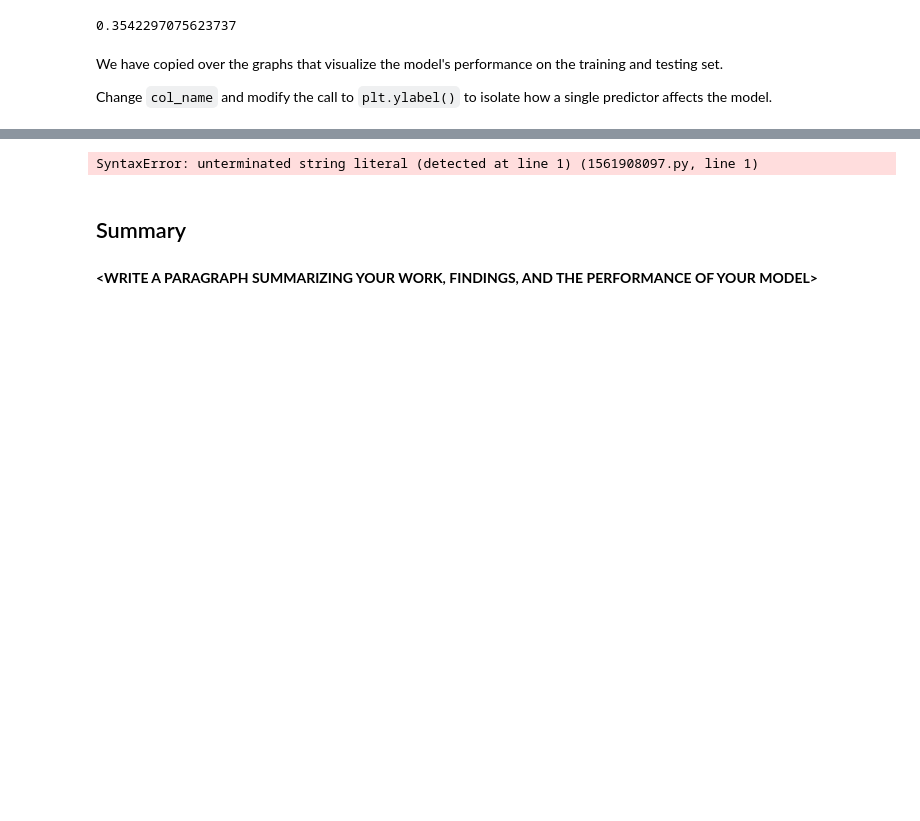
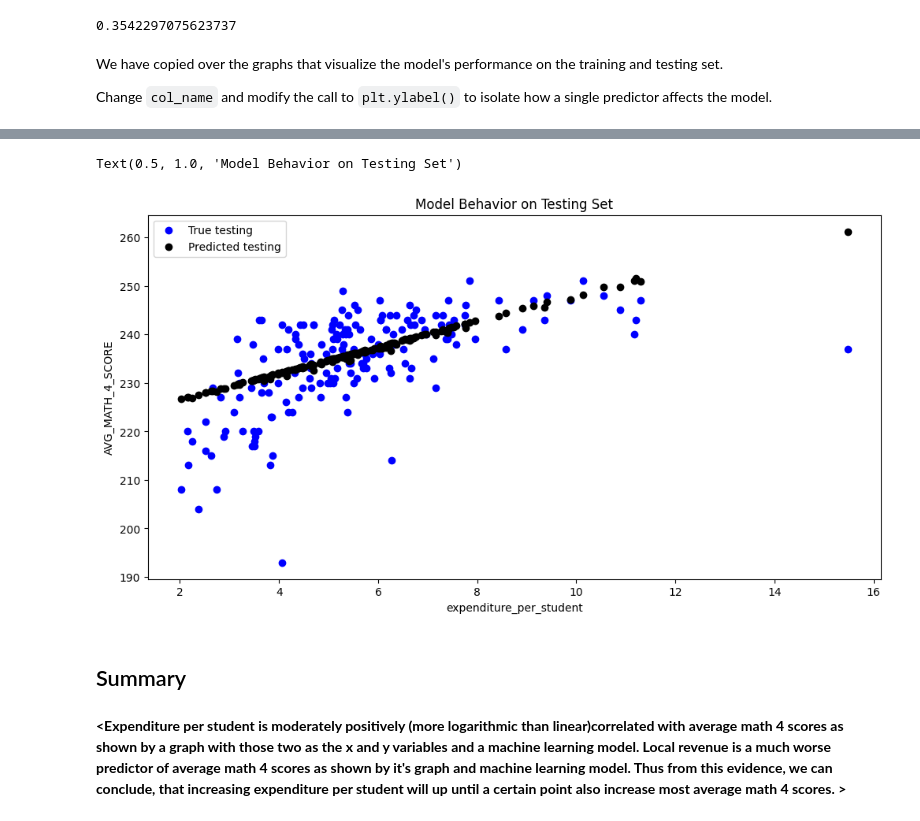
Before and after one commit to allyang10/MDST-Tutorial, a Jupyter notebook: tutorial1/checkpoint1.ipynb, the cells around one changed output, grey strips where cells are left out. Cells and saved outputs as stored; diff of their text form; code cells hidden in the pictures; blank space fills up the shorter version.

```diff
--- a/tutorial1/checkpoint1.ipynb
+++ b/tutorial1/checkpoint1.ipynb
@@ -227,17 +227,18 @@ TypeError: 'module' object is not callable
 # %%
-col_name = 'LOCAL_REVENUE_predicting"
+col_name = 'expenditure_per_student'
 
 f = plt.figure(figsize=(12,6))
 plt.scatter(X_test[col_name], y_test, color = "blue")
 plt.scatter(X_test[col_name], model.predict(X_test), color = "black")
 
 plt.legend(['True testing','Predicted testing'])
 plt.xlabel(col_name)
-plt.ylabel('LOCAL_REVENUE')
+plt.ylabel('AVG_MATH_4_SCORE')
 plt.title("Model Behavior on Testing Set")
 # %% [output]
-SyntaxError: unterminated string literal (detected at line 1) (1561908097.py, line 1)
+Text(0.5, 1.0, 'Model Behavior on Testing Set')
+[figure, added]
 # %% [markdown]
 <h2> Summary </h2>
-# %% [markdown]
-**<WRITE A PARAGRAPH SUMMARIZING YOUR WORK, FINDINGS, AND THE PERFORMANCE OF YOUR MODEL\>**
+# %% [markdown]
+**<Expenditure per student is moderately positively (more logarithmic than linear)correlated with average math 4 scores as shown by a graph with those two as the x and y variables and a machine learning model. Local revenue is a much worse predictor of average math 4 scores as shown by it's graph and machine learning model. Thus from this evidence, we can conclude, that increasing expenditure per student will up until a certain point also increase most average math 4 scores.  \>**
```
Also changed, not shown: parts of 2 cells of this notebook, 1 other file.
